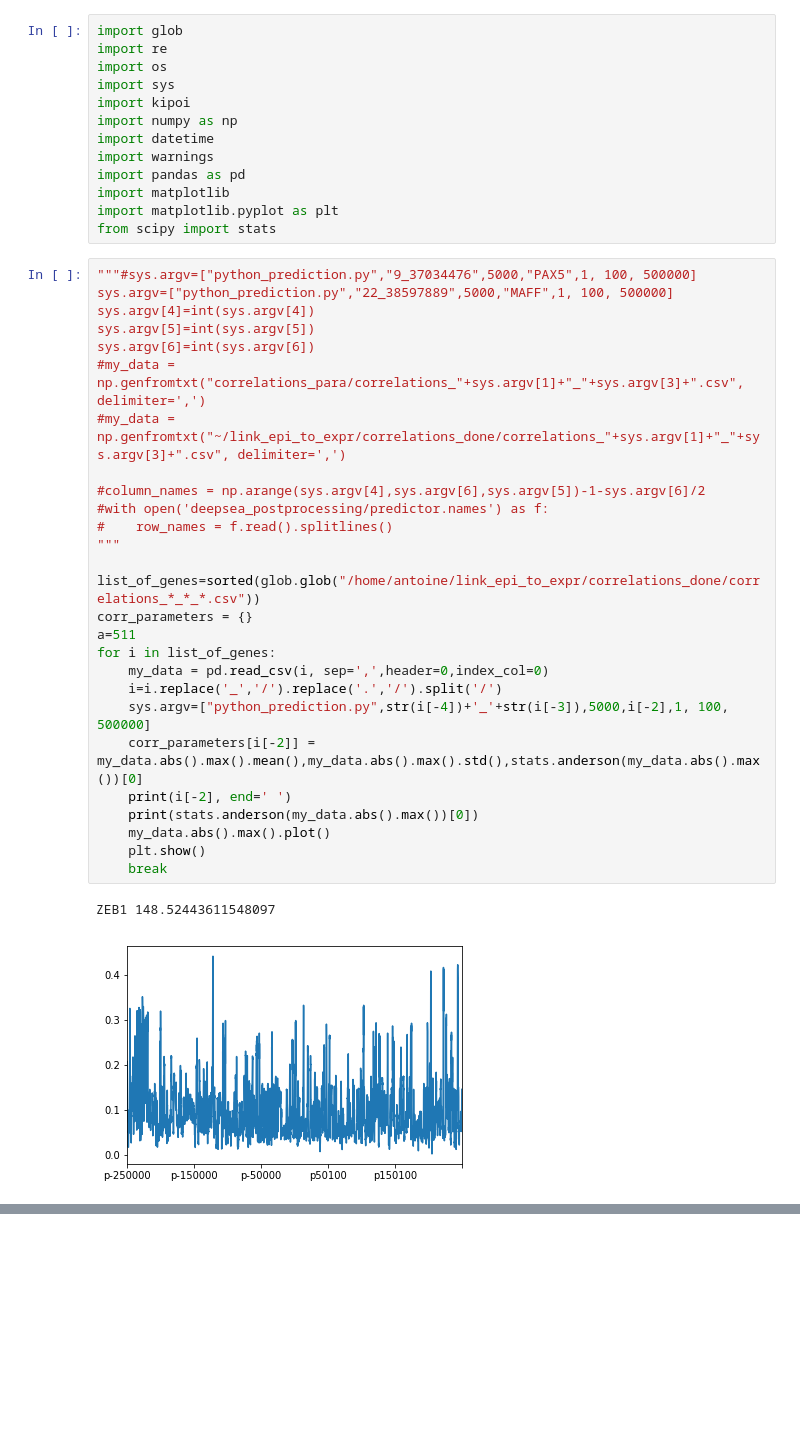
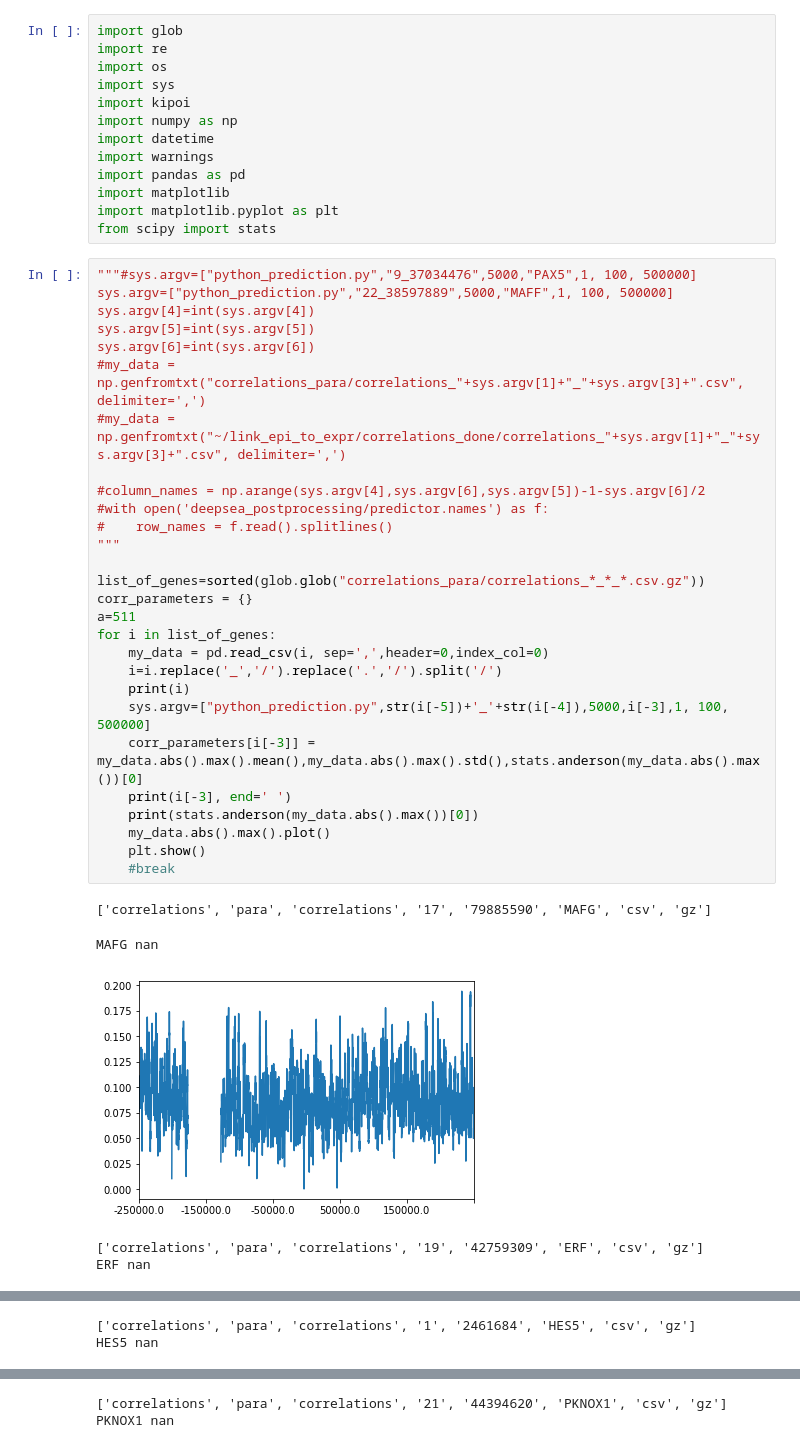
Before and after one commit to adespi/link_epi_to_expr, a Jupyter notebook: correlations_analysis.ipynb, the cells around one changed output, grey strips where cells are left out. Cells and saved outputs as stored; diff of their text form; blank space fills up the shorter version.

```diff
--- a/correlations_analysis.ipynb
+++ b/correlations_analysis.ipynb
@@ -14,30 +14,34 @@ from scipy import stats
 # %%
 """#sys.argv=["python_prediction.py","9_37034476",5000,"PAX5",1, 100, 500000]
 sys.argv=["python_prediction.py","22_38597889",5000,"MAFF",1, 100, 500000]
 sys.argv[4]=int(sys.argv[4])
 sys.argv[5]=int(sys.argv[5])
 sys.argv[6]=int(sys.argv[6])
 #my_data = np.genfromtxt("correlations_para/correlations_"+sys.argv[1]+"_"+sys.argv[3]+".csv", delimiter=',')
 #my_data = np.genfromtxt("~/link_epi_to_expr/correlations_done/correlations_"+sys.argv[1]+"_"+sys.argv[3]+".csv", delimiter=',')
 
 #column_names = np.arange(sys.argv[4],sys.argv[6],sys.argv[5])-1-sys.argv[6]/2
 #with open('deepsea_postprocessing/predictor.names') as f:
 #    row_names = f.read().splitlines()
 """
 
-list_of_genes=sorted(glob.glob("/home/antoine/link_epi_to_expr/correlations_done/correlations_*_*_*.csv"))
+list_of_genes=sorted(glob.glob("correlations_para/correlations_*_*_*.csv.gz"))
 corr_parameters = {}
 a=511
 for i in list_of_genes:
     my_data = pd.read_csv(i, sep=',',header=0,index_col=0)
     i=i.replace('_','/').replace('.','/').split('/')
-    sys.argv=["python_prediction.py",str(i[-4])+'_'+str(i[-3]),5000,i[-2],1, 100, 500000]
-    corr_parameters[i[-2]] = my_data.abs().max().mean(),my_data.abs().max().std(),stats.anderson(my_data.abs().max())[0]
-    print(i[-2], end=' ')
+    print(i)
+    sys.argv=["python_prediction.py",str(i[-5])+'_'+str(i[-4]),5000,i[-3],1, 100, 500000]
+    corr_parameters[i[-3]] = my_data.abs().max().mean(),my_data.abs().max().std(),stats.anderson(my_data.abs().max())[0]
+    print(i[-3], end=' ')
     print(stats.anderson(my_data.abs().max())[0])
     my_data.abs().max().plot()
     plt.show()
-    break
+    #break
 # %% [output]
-ZEB1 148.52443611548097
+['correlations', 'para', 'correlations', '17', '79885590', 'MAFG', 'csv', 'gz']
+MAFG nan
-[figure, old version]
+[figure, new version]
+['correlations', 'para', 'correlations', '19', '42759309', 'ERF', 'csv', 'gz']
+ERF nan
@@ -43,0 +49,2 @@ ZEB1 148.52443611548097
+['correlations', 'para', 'correlations', '1', '2461684', 'HES5', 'csv', 'gz']
+HES5 nan
@@ -43,0 +52,2 @@ ZEB1 148.52443611548097
+['correlations', 'para', 'correlations', '21', '44394620', 'PKNOX1', 'csv', 'gz']
+PKNOX1 nan
```
Also changed, not shown: parts of 3 cells of this notebook, 1 other file.
